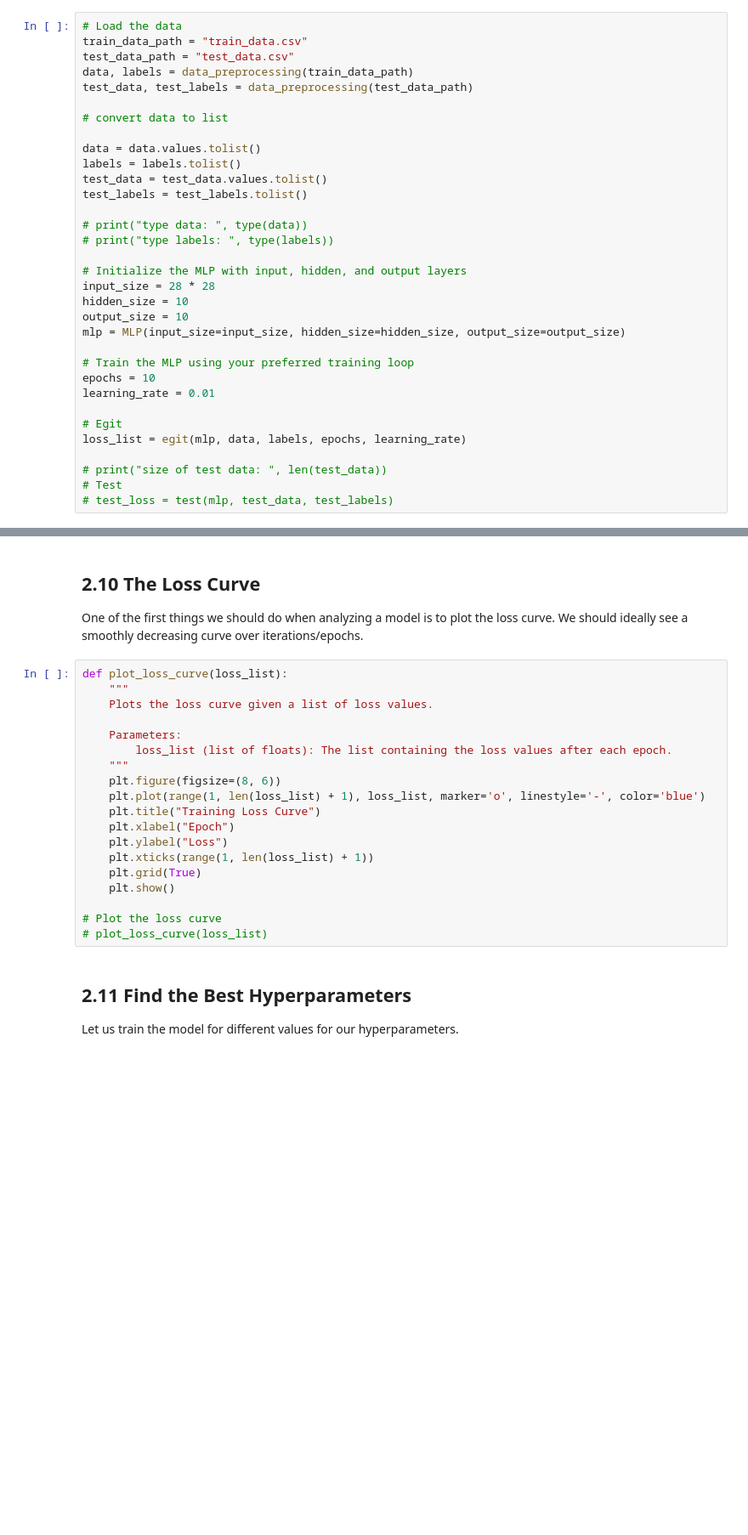
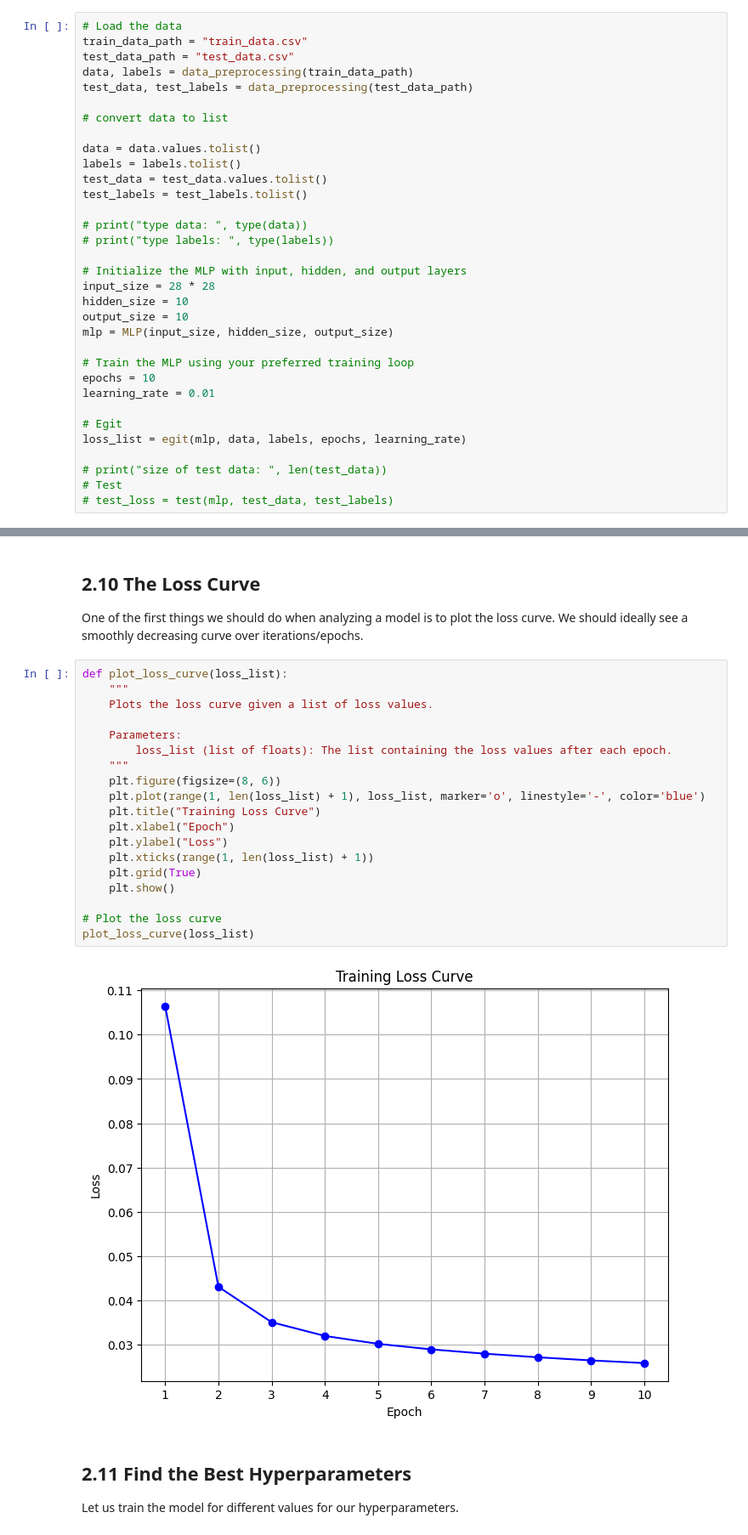
Before and after one commit to kkKaan/a-deep-learning-library-implementation, a Jupyter notebook: the2.ipynb, the cells around one changed output, grey strips where cells are left out. Shown at 85% size. Saved outputs shown, nothing was run; the diff lists cells and outputs as text; blank space fills up the shorter version.

```diff
--- a/the2.ipynb
+++ b/the2.ipynb
@@ -1897,7 +1897,7 @@ test_data_path = "test_data.csv"
 data, labels = data_preprocessing(train_data_path)
 test_data, test_labels = data_preprocessing(test_data_path)
 
-# convert data to list
+# convert data to list
 
 data = data.values.tolist()
 labels = labels.tolist()
@@ -1911,7 +1911,7 @@ test_labels = test_labels.tolist()
 input_size = 28 * 28
 hidden_size = 10
 output_size = 10
-mlp = MLP(input_size=input_size, hidden_size=hidden_size, output_size=output_size)
+mlp = MLP(input_size, hidden_size, output_size)
 
 # Train the MLP using your preferred training loop
 epochs = 10
@@ -1998,22 +2027,24 @@ One of the first things we should do when analyzing a model is to plot the loss
 # %%
 def plot_loss_curve(loss_list):
     """
     Plots the loss curve given a list of loss values.
 
     Parameters:
         loss_list (list of floats): The list containing the loss values after each epoch.
     """
     plt.figure(figsize=(8, 6))
     plt.plot(range(1, len(loss_list) + 1), loss_list, marker='o', linestyle='-', color='blue')
     plt.title("Training Loss Curve")
     plt.xlabel("Epoch")
     plt.ylabel("Loss")
     plt.xticks(range(1, len(loss_list) + 1))
     plt.grid(True)
     plt.show()
 
 # Plot the loss curve
-# plot_loss_curve(loss_list)
+plot_loss_curve(loss_list)
+# %% [output]
+[figure, added]
 # %% [markdown]
 ## 2.11 Find the Best Hyperparameters
 
```
Also changed, not shown: parts of 5 cells of this notebook, 1 other file.
